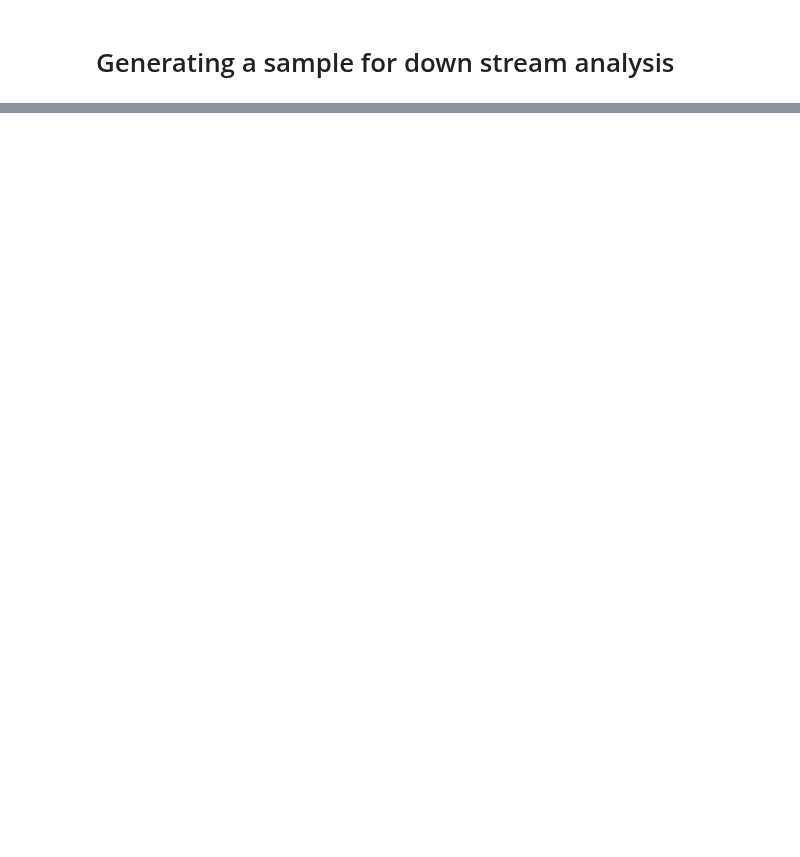
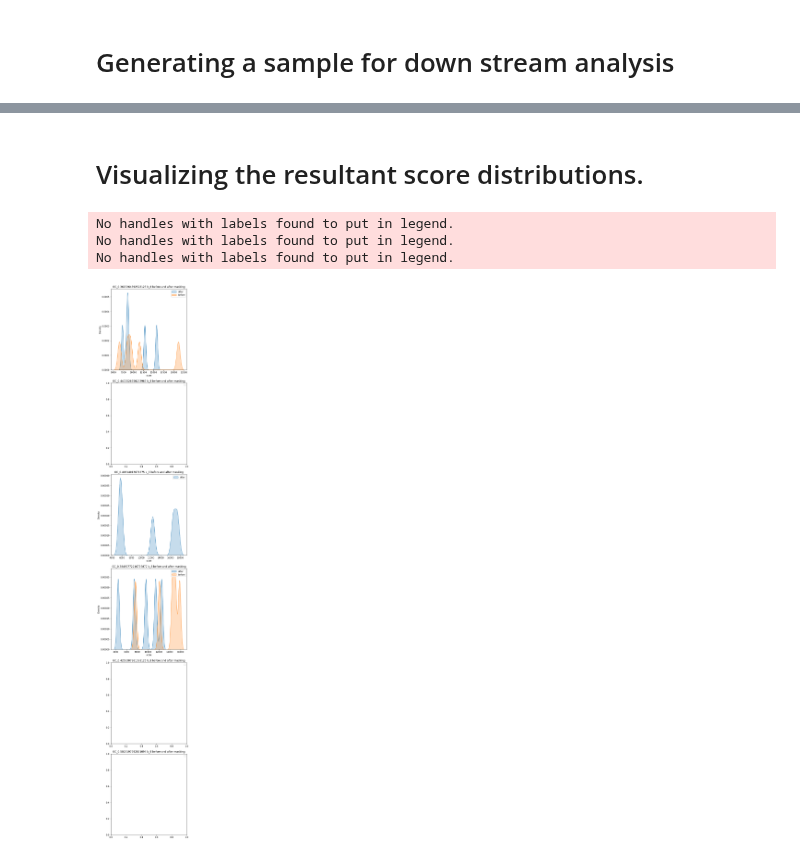
Before and after one commit to Fudenberg-Research-Group/akita_utils, a Jupyter notebook: notebooks/2022-6-20_backgoround_exploration.ipynb, the cells around one changed output, grey strips where cells are left out. Saved outputs shown, nothing was run; the diff lists cells and outputs as text; code cells hidden in the pictures; blank space fills up the shorter version.

```diff
--- a/notebooks/2022-6-20_backgoround_exploration.ipynb
+++ b/notebooks/2022-6-20_backgoround_exploration.ipynb
@@ -238,0 +497,19 @@ for i in range(len(sample_set)):
+# %%
+scores_shuffle_after = {}
+
+for gc in sample_set:
+    new_dataframe = df.iloc[[gc]]
+    for k in shuffle_set:
+        print(gc,k)
+        scores_shuffle_after[gc,k] = akita_utils.custom_calculate_scores(seqnn_model = seqnn_model,
+                                                                    genome_fasta = genome_fasta,
+                                                                    seq_length = seq_length,
+                                                                    dataframe = new_dataframe,
+                                                                    max_iters = max_iters,
+                                                                    batch_size = batch_size,
+                                                                    shuffle_k = k,
+                                                                    ctcf_thresh = ctcf_thresh,
+                                                                    scores_thresh = scores_thresh,
+                                                                    scores_pixelwise_thresh = scores_pixelwise_thresh,
+                                                                    success_scores = 1,
+                                                                    masking = False)
@@ -238,0 +542,33 @@ for i in range(len(sample_set)):
+# %% [markdown]
+# Visualizing the resultant score distributions.
+# %%
+fig = plt.figure(figsize=(6* len(shuffle_set) , 6 *  len(sample_set) ), constrained_layout=True)
+spec = fig.add_gridspec(ncols=len(shuffle_set), nrows=len(sample_set), hspace=0.1, wspace=0.1)
+
+for ind in sample_set:
+    chrom, start, end, gc = df.iloc[ind][['chrom','start','end','GC']]
+    for k in shuffle_set:
+        ax1 = fig.add_subplot(spec[sample_set.index(ind),shuffle_set.index(k)])
+        # plt.hist(scores_after[gc,k],5)
+
+        temp_scores_shuffle_after = []
+        for i in scores_shuffle_after[ind,k]:
+            temp_scores_shuffle_after =+ i
+
+        temp_scores_before = []
+        for i in scores_before[ind,k]:
+            temp_scores_before =+ i
+
+        kde_df_after = pd.DataFrame(temp_scores_shuffle_after, columns=["score"])
+        kde_df_before = pd.DataFrame(temp_scores_before, columns=["score"])
+        sns.kdeplot(data=kde_df_after, x="score", bw_adjust=.1, label='after',fill=True)
+        sns.kdeplot(data=kde_df_before, x="score", bw_adjust=.1, label='before',fill=True)#
+        ax1.legend()
+        plt.title(f'GC_{gc} k_{k} before and after masking')
+plt.show()
+plt.close()
+# %% [output]
+No handles with labels found to put in legend.
+No handles with labels found to put in legend.
+No handles with labels found to put in legend.
+[figure, added]
```
Also changed, not shown: parts of 38 cells of this notebook, 13 other files.
